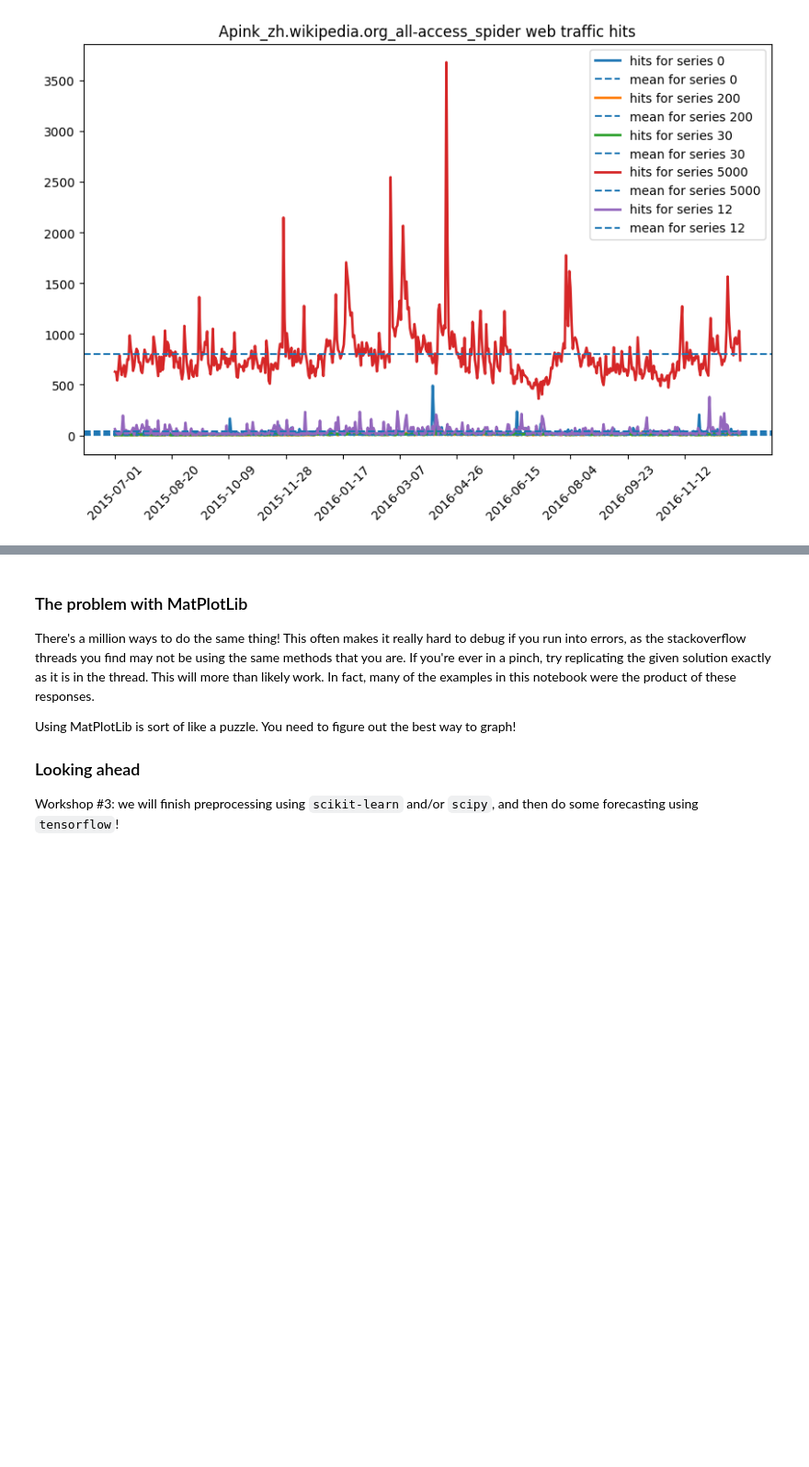
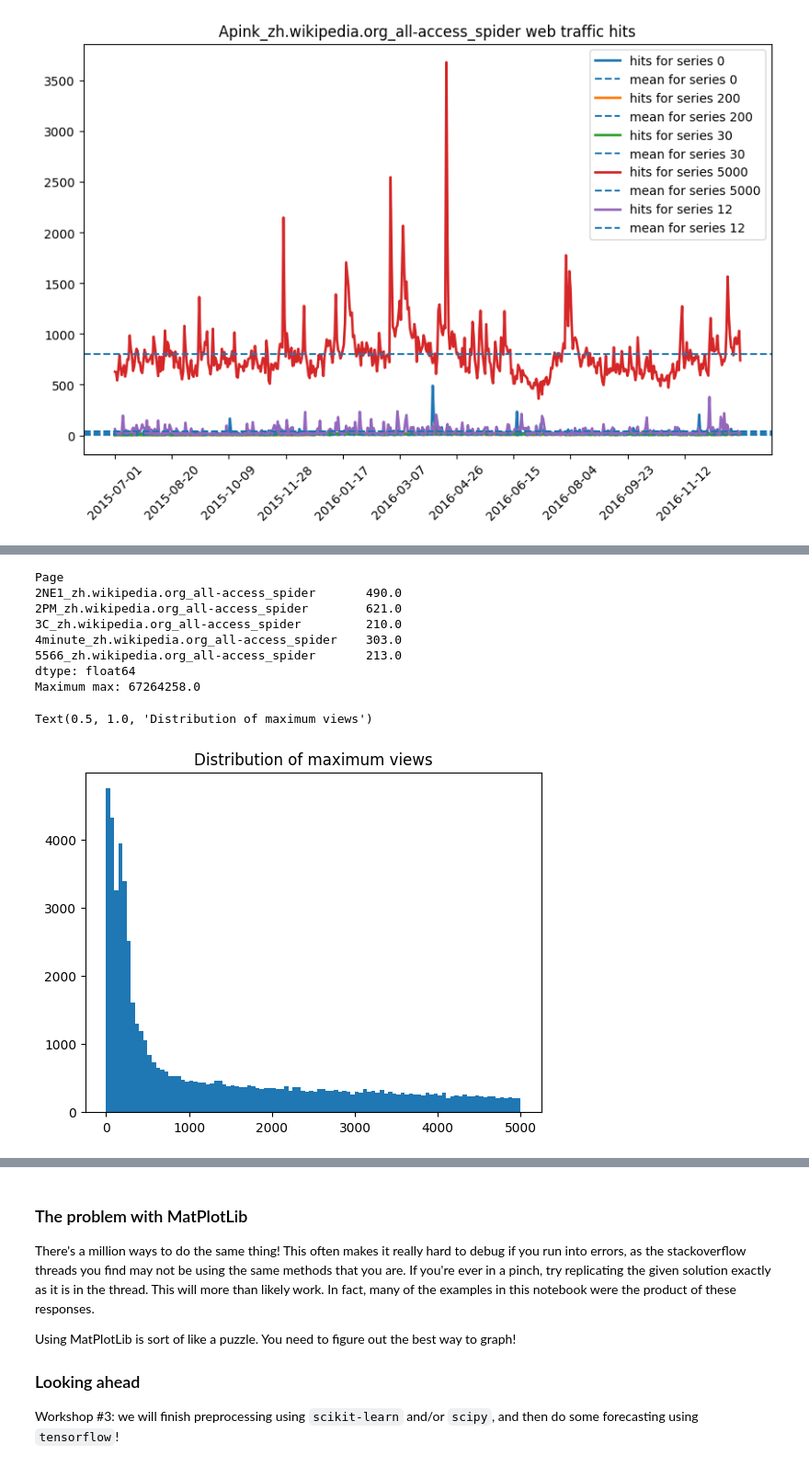
Before and after one commit to AbhiJ2706/ds-workshops, a Jupyter notebook: preprocessing_matplotlib.ipynb, the cells around one changed output, grey strips where cells are left out. Shown at 92% size. Drawn from its saved outputs; the diff is of its cells as text; code cells hidden in the pictures; blank space fills up the shorter version.

```diff
--- a/preprocessing_matplotlib.ipynb
+++ b/preprocessing_matplotlib.ipynb
@@ -522,0 +554,23 @@ ax.set_xticklabels(train_df.iloc[0].index[::50], rotation=45)
+# %%
+max_df = train_df.max(axis=1)
+
+print(max_df.iloc[:5])
+
+fig, ax = plt.subplots()
+
+print("Maximum max:", max_df.max())
+
+ax.hist(max_df, bins=100, range=[0, 5000])
+
+plt.title("Distribution of maximum views")
+# %% [output]
+Page
+2NE1_zh.wikipedia.org_all-access_spider       490.0
+2PM_zh.wikipedia.org_all-access_spider        621.0
+3C_zh.wikipedia.org_all-access_spider         210.0
+4minute_zh.wikipedia.org_all-access_spider    303.0
+5566_zh.wikipedia.org_all-access_spider       213.0
+dtype: float64
+Maximum max: 67264258.0
+Text(0.5, 1.0, 'Distribution of maximum views')
+[figure, added]
```
Also changed, not shown: parts of 5 cells of this notebook, 2 other files.
